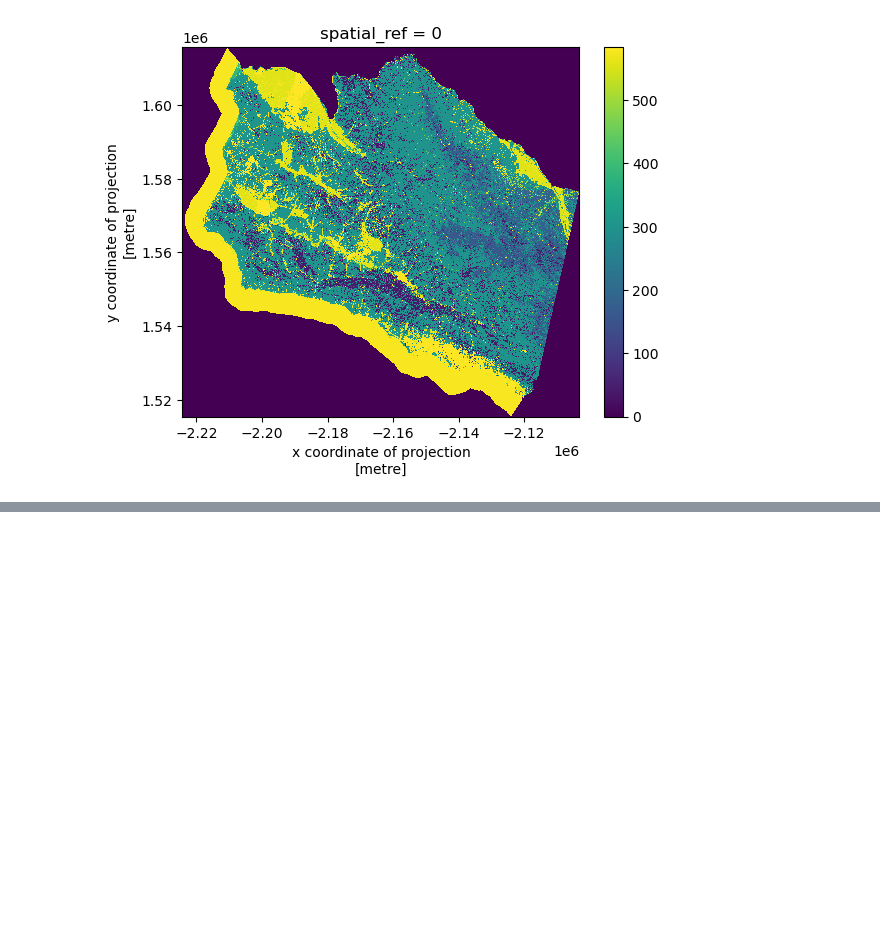
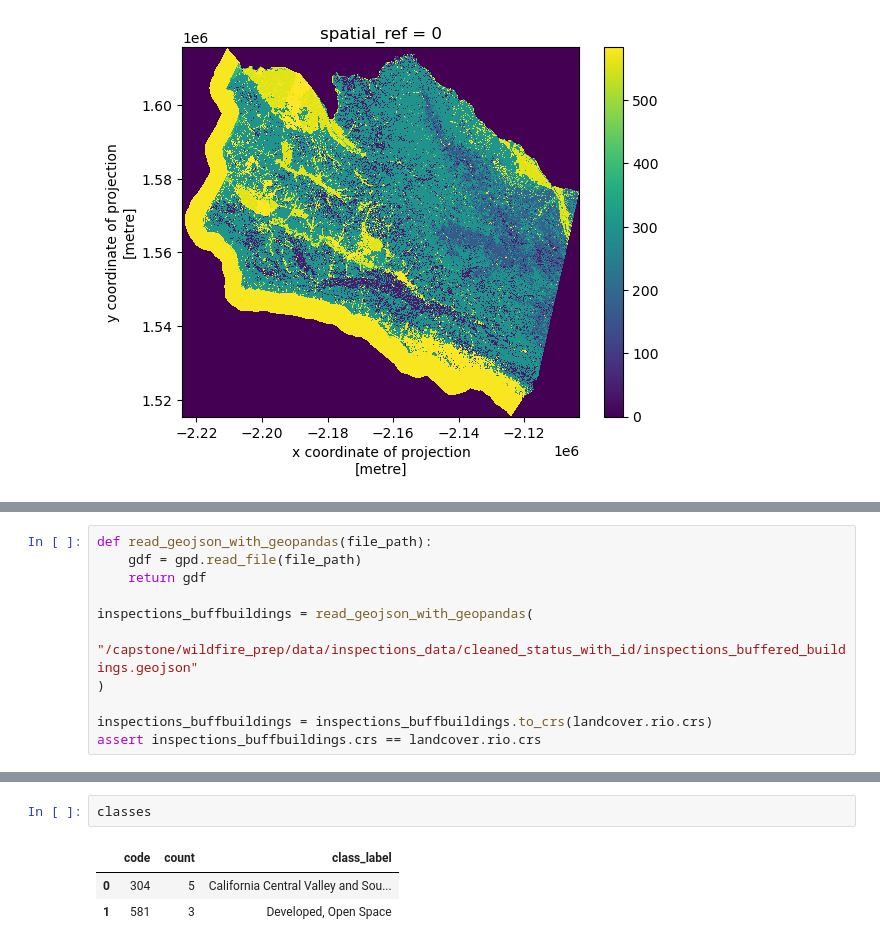
Before and after one commit to wildfire-prep/data-preparation, a Jupyter notebook: code/04_landcover_stats/landcover_stats.ipynb, the cells around one changed output, grey strips where cells are left out. Drawn from its saved outputs; the diff is of its cells as text; blank space fills up the shorter version.

```diff
--- a/code/04_landcover_stats/landcover_stats.ipynb
+++ b/code/04_landcover_stats/landcover_stats.ipynb
@@ -163,0 +169,11 @@ landcover_clip.plot()
+# %%
+def read_geojson_with_geopandas(file_path):
+    gdf = gpd.read_file(file_path)
+    return gdf
+
+inspections_buffbuildings = read_geojson_with_geopandas(
+    "/capstone/wildfire_prep/data/inspections_data/cleaned_status_with_id/inspections_buffered_buildings.geojson"
+)
+
+inspections_buffbuildings = inspections_buffbuildings.to_crs(landcover.rio.crs)
+assert inspections_buffbuildings.crs == landcover.rio.crs
@@ -163,0 +217,6 @@ landcover_clip.plot()
+# %%
+classes
+# %% [output]
+|  | code | count | class_label |
+| 0 | 304 | 5 | California Central Valley and Sou... |
+| 1 | 581 | 3 | Developed, Open Space |
```
Also changed, not shown: parts of 12 cells of this notebook, 1 other file.
